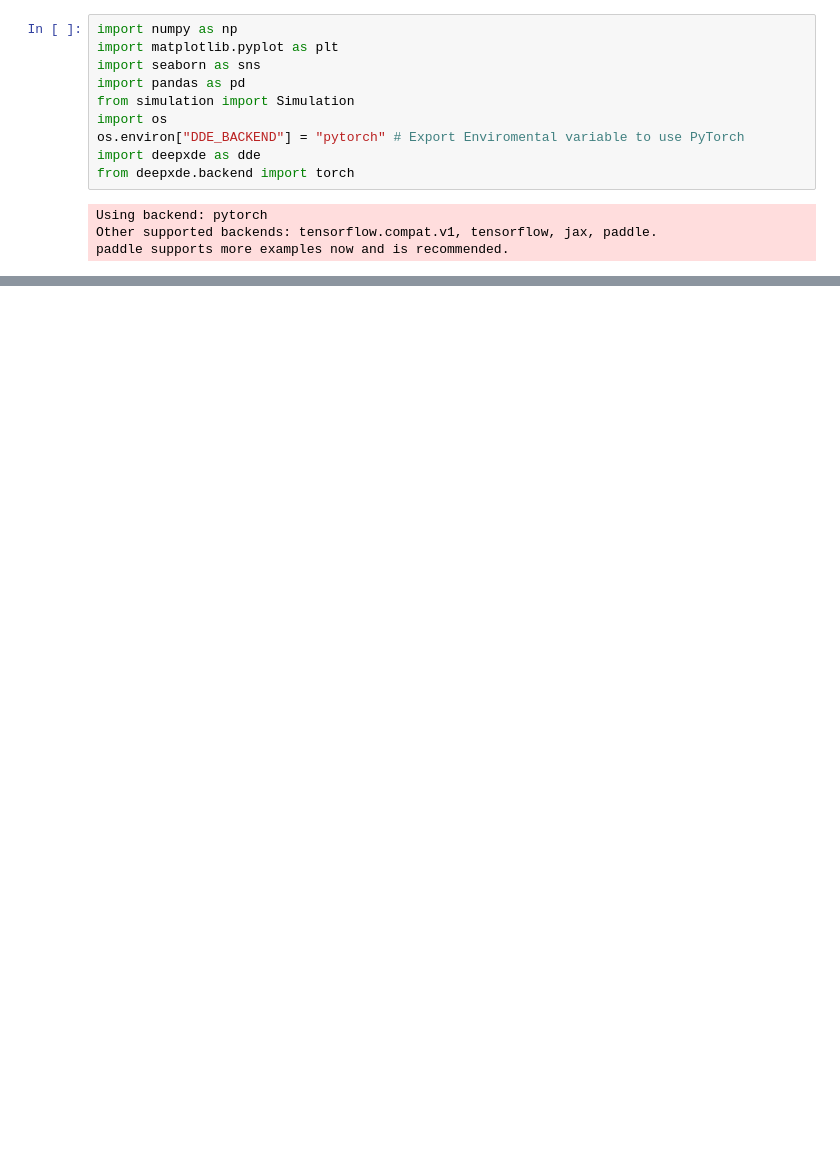
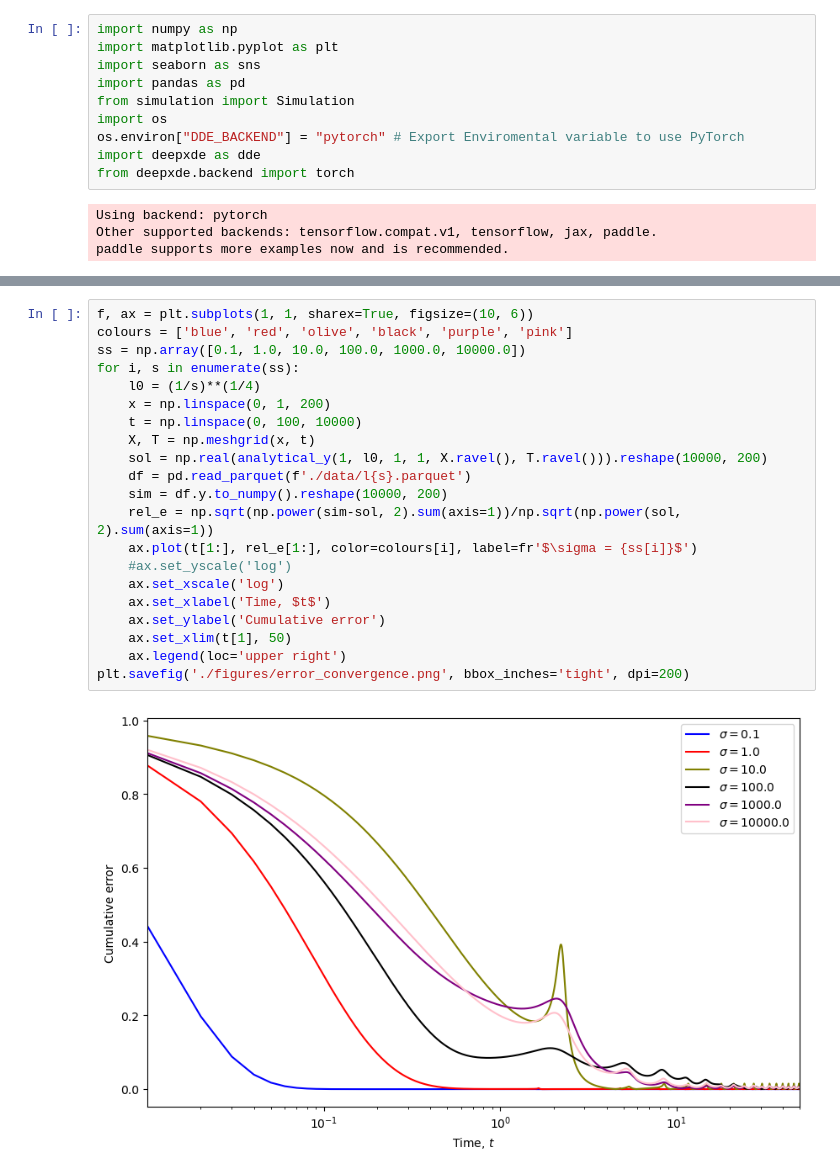
Before and after one commit to xietao-wanglin/elastic-filaments, a Jupyter notebook: figures.ipynb, the cells around one changed output, grey strips where cells are left out. Saved outputs shown, nothing was run; the diff lists cells and outputs as text; blank space fills up the shorter version.

```diff
--- a/figures.ipynb
+++ b/figures.ipynb
@@ -85,2 +100,25 @@ for k, n in enumerate(ns):
+# %%
+f, ax = plt.subplots(1, 1, sharex=True, figsize=(10, 6))
+colours = ['blue', 'red', 'olive', 'black', 'purple', 'pink']
+ss = np.array([0.1, 1.0, 10.0, 100.0, 1000.0, 10000.0])
+for i, s in enumerate(ss):
+    l0 = (1/s)**(1/4)
+    x = np.linspace(0, 1, 200)
+    t = np.linspace(0, 100, 10000)
+    X, T = np.meshgrid(x, t)
+    sol = np.real(analytical_y(1, l0, 1, 1, X.ravel(), T.ravel())).reshape(10000, 200)
+    df = pd.read_parquet(f'./data/l{s}.parquet')
+    sim = df.y.to_numpy().reshape(10000, 200)
+    rel_e = np.sqrt(np.power(sim-sol, 2).sum(axis=1))/np.sqrt(np.power(sol, 2).sum(axis=1))
+    ax.plot(t[1:], rel_e[1:], color=colours[i], label=fr'$\sigma = {ss[i]}$')
+    #ax.set_yscale('log')
+    ax.set_xscale('log')
+    ax.set_xlabel('Time, $t$')
+    ax.set_ylabel('Cumulative error')
+    ax.set_xlim(t[1], 50)
+    ax.legend(loc='upper right')
+plt.savefig('./figures/error_convergence.png', bbox_inches='tight', dpi=200)
+# %% [output]
+[figure, added]
 # %%
 f, ax = plt.subplots(1, 2, sharey=True,)
```
Also changed, not shown: parts of 37 cells of this notebook, 2 other files.
